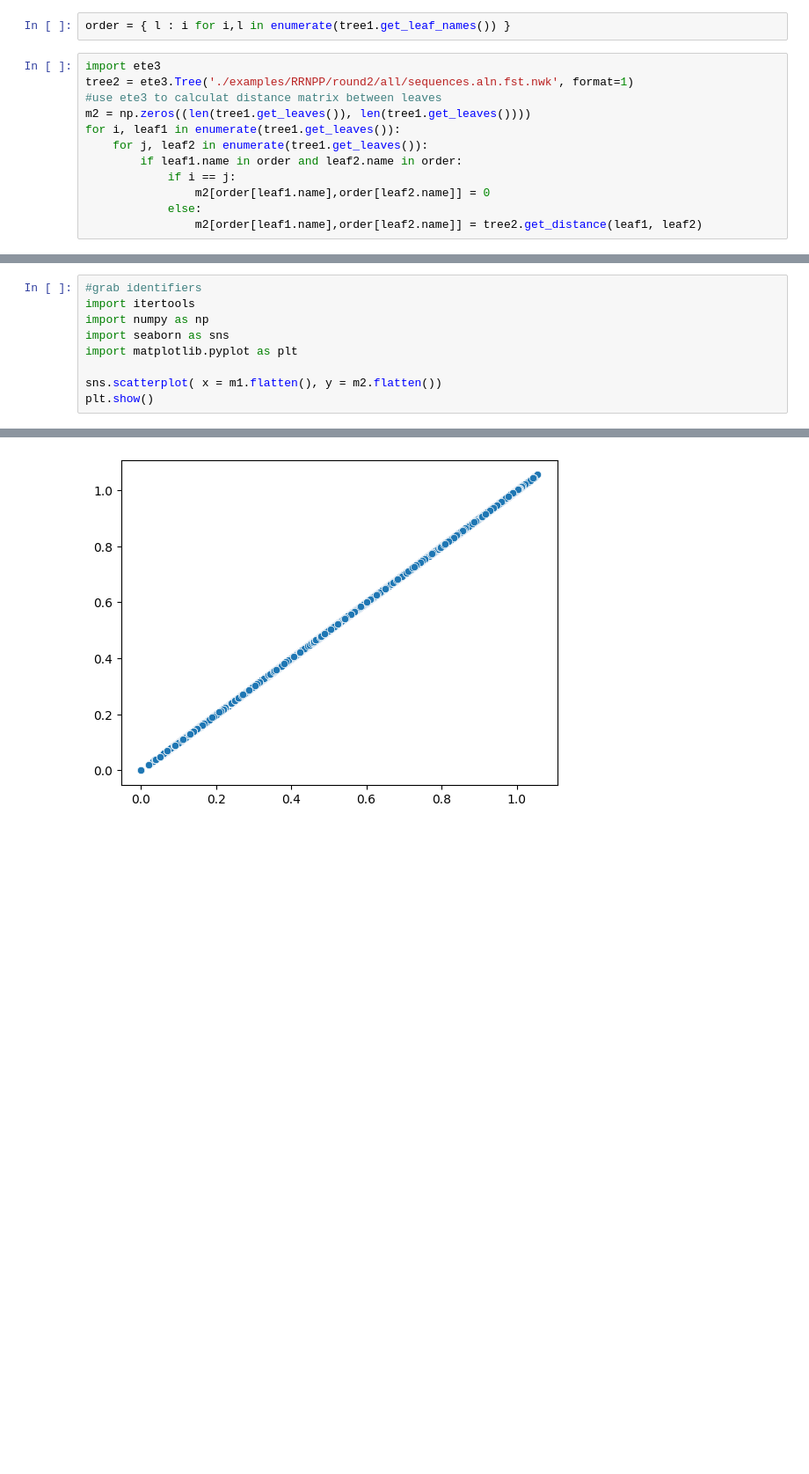
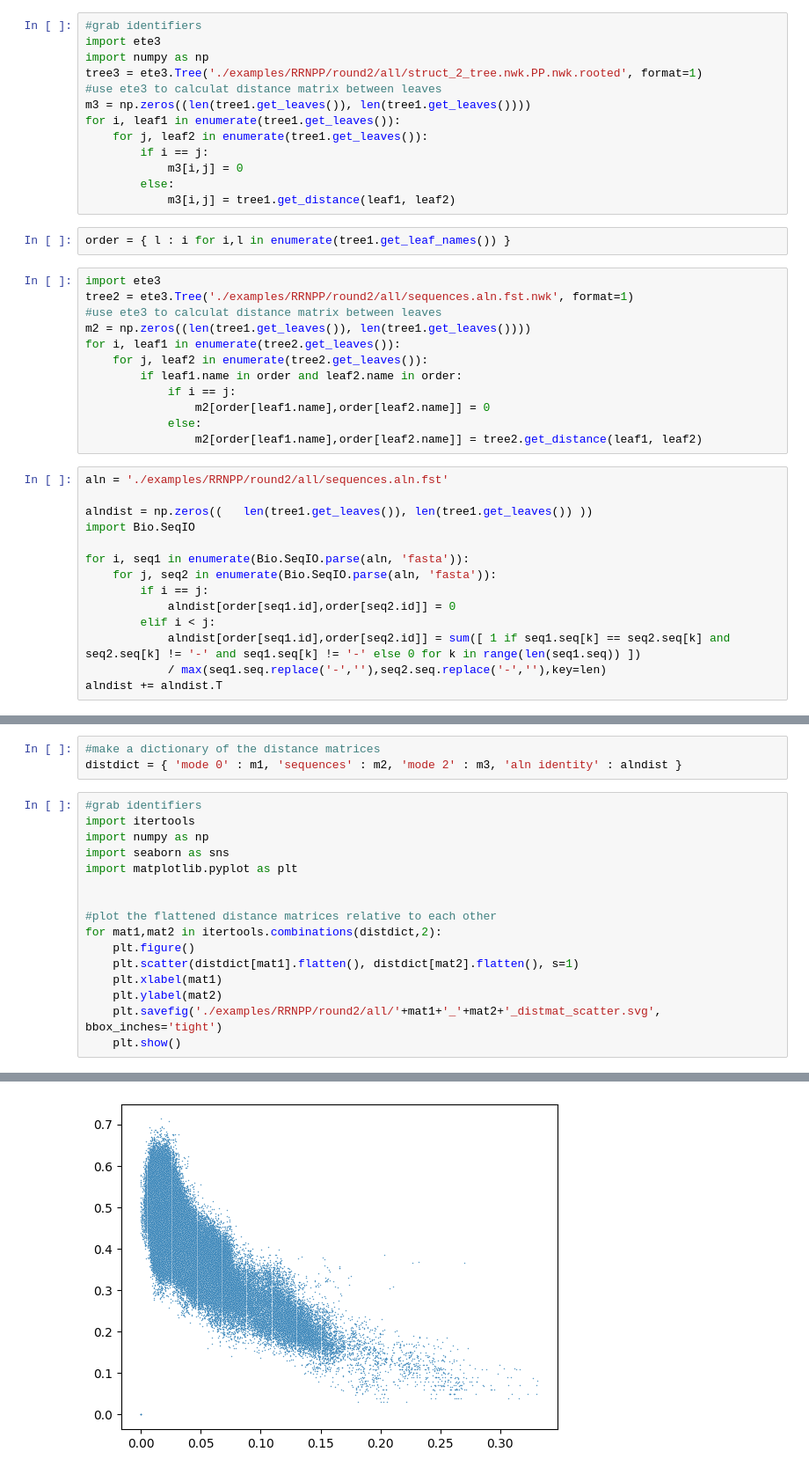
Before and after one commit to DessimozLab/fold_tree, a Jupyter notebook: search_based_trees.ipynb, the cells around one changed output, grey strips where cells are left out. Shown: that part at 88% size. Cells and saved outputs as stored; diff of their text form; blank space fills up the shorter version.

Commit message:
adding multiple aln modes

```diff
--- a/search_based_trees.ipynb
+++ b/search_based_trees.ipynb
@@ -312,6 +214,19 @@ for i, leaf1 in enumerate(tree1.get_leaves()):
             m1[i,j] = 0
         else:
             m1[i,j] = tree1.get_distance(leaf1, leaf2)
+# %%
+#grab identifiers
+import ete3
+import numpy as np
+tree3 = ete3.Tree('./examples/RRNPP/round2/all/struct_2_tree.nwk.PP.nwk.rooted', format=1)
+#use ete3 to calculat distance matrix between leaves
+m3 = np.zeros((len(tree1.get_leaves()), len(tree1.get_leaves())))
+for i, leaf1 in enumerate(tree1.get_leaves()):
+    for j, leaf2 in enumerate(tree1.get_leaves()):
+        if i == j:
+            m3[i,j] = 0
+        else:
+            m3[i,j] = tree1.get_distance(leaf1, leaf2)
 # %%
 order = { l : i for i,l in enumerate(tree1.get_leaf_names()) }
 # %%
@@ -319,10 +234,24 @@ import ete3
 tree2 = ete3.Tree('./examples/RRNPP/round2/all/sequences.aln.fst.nwk', format=1)
 #use ete3 to calculat distance matrix between leaves
 m2 = np.zeros((len(tree1.get_leaves()), len(tree1.get_leaves())))
-for i, leaf1 in enumerate(tree1.get_leaves()):
-    for j, leaf2 in enumerate(tree1.get_leaves()):
+for i, leaf1 in enumerate(tree2.get_leaves()):
+    for j, leaf2 in enumerate(tree2.get_leaves()):
         if leaf1.name in order and leaf2.name in order:
             if i == j:
                 m2[order[leaf1.name],order[leaf2.name]] = 0
             else:
                 m2[order[leaf1.name],order[leaf2.name]] = tree2.get_distance(leaf1, leaf2)
+# %%
+aln = './examples/RRNPP/round2/all/sequences.aln.fst'
+
+alndist = np.zeros((   len(tree1.get_leaves()), len(tree1.get_leaves()) ))
+import Bio.SeqIO
+
+for i, seq1 in enumerate(Bio.SeqIO.parse(aln, 'fasta')):
+    for j, seq2 in enumerate(Bio.SeqIO.parse(aln, 'fasta')):
+        if i == j:
+            alndist[order[seq1.id],order[seq2.id]] = 0
+        elif i < j:
+            alndist[order[seq1.id],order[seq2.id]] = sum([ 1 if seq1.seq[k] == seq2.seq[k] and seq2.seq[k] != '-' and seq1.seq[k] != '-' else 0 for k in range(len(seq1.seq)) ])
+            / max(seq1.seq.replace('-',''),seq2.seq.replace('-',''),key=len)
+alndist += alndist.T
@@ -329,3 +262,6 @@ for i, leaf1 in enumerate(tree1.get_leaves()):
+# %%
+#make a dictionary of the distance matrices
+distdict = { 'mode 0' : m1, 'sequences' : m2, 'mode 2' : m3, 'aln identity' : alndist }
 # %%
 #grab identifiers
 import itertools
@@ -333,6 +269,13 @@ import numpy as np
 import seaborn as sns
 import matplotlib.pyplot as plt
 
-sns.scatterplot( x = m1.flatten(), y = m2.flatten())
-plt.show()
+
+#plot the flattened distance matrices relative to each other
+for mat1,mat2 in itertools.combinations(distdict,2):
+    plt.figure()
+    plt.scatter(distdict[mat1].flatten(), distdict[mat2].flatten(), s=1)
+    plt.xlabel(mat1)
+    plt.ylabel(mat2)
+    plt.savefig('./examples/RRNPP/round2/all/'+mat1+'_'+mat2+'_distmat_scatter.svg', bbox_inches='tight')
+    plt.show()
 # %% [output]
@@ -340 +282 @@ AttributeError: module 'matplotlib' has no attribute 'show'
-[figure, old version]
+[figure, new version]
```
Also changed, not shown: parts of 7 cells of this notebook, 4 other files.
